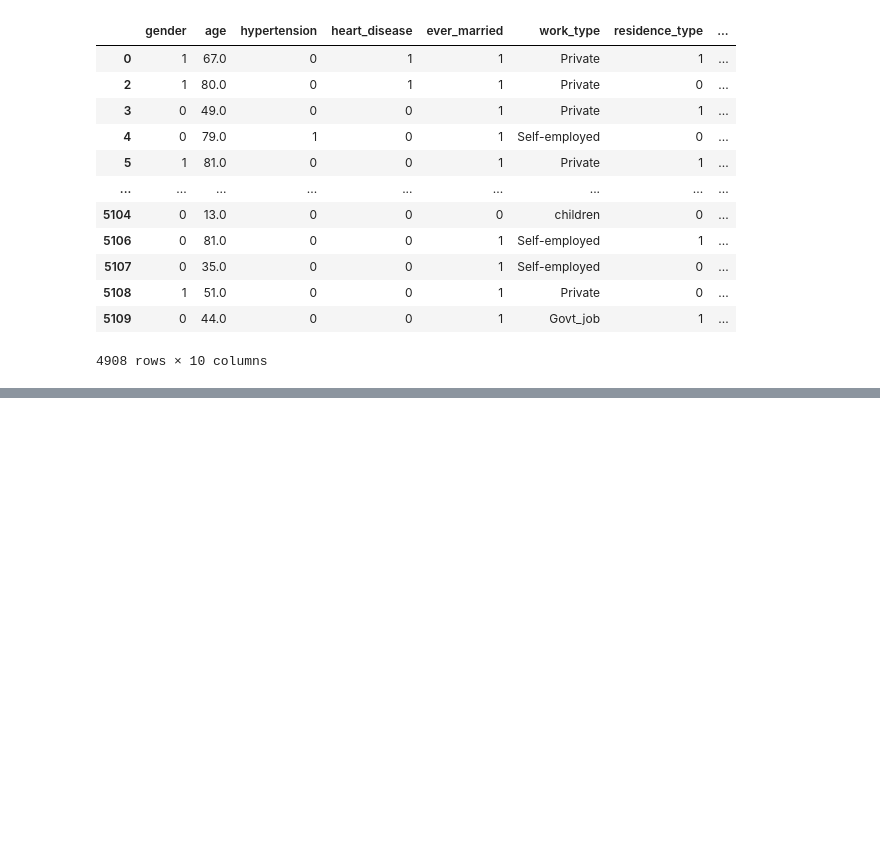
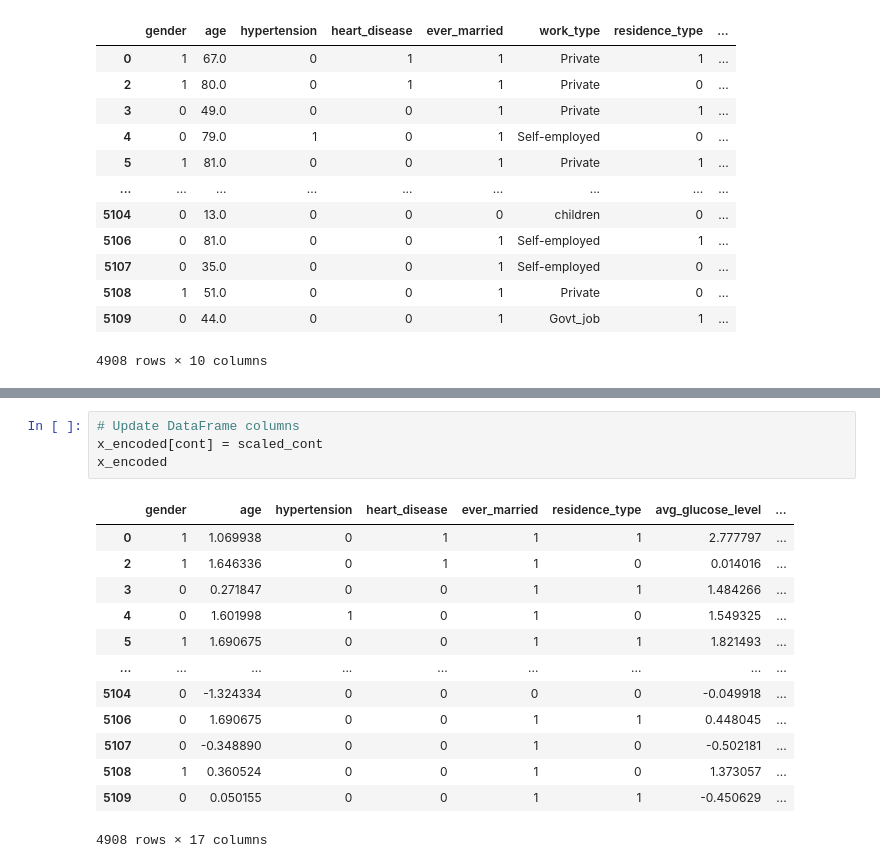
Before and after one commit to Chii2401344/BCS102_Assignment, a Jupyter notebook: BCS102_Assignment.ipynb, the cells around one changed output, grey strips where cells are left out. Drawn from its saved outputs; the diff is of its cells as text; blank space fills up the shorter version.

```diff
--- a/BCS102_Assignment.ipynb
+++ b/BCS102_Assignment.ipynb
@@ -372,0 +389,18 @@ x_encoded
+# %%
+# Update DataFrame columns
+x_encoded[cont] = scaled_cont
+x_encoded
+# %% [output]
+|  | gender | age | hypertension | heart_disease | ever_married | residence_type | avg_glucose_level | ... |
+| 0 | 1 | 1.069938 | 0 | 1 | 1 | 1 | 2.777797 | ... |
+| 2 | 1 | 1.646336 | 0 | 1 | 1 | 0 | 0.014016 | ... |
+| 3 | 0 | 0.271847 | 0 | 0 | 1 | 1 | 1.484266 | ... |
+| 4 | 0 | 1.601998 | 1 | 0 | 1 | 0 | 1.549325 | ... |
+| 5 | 1 | 1.690675 | 0 | 0 | 1 | 1 | 1.821493 | ... |
+| ... | ... | ... | ... | ... | ... | ... | ... | ... |
+| 5104 | 0 | -1.324334 | 0 | 0 | 0 | 0 | -0.049918 | ... |
+| 5106 | 0 | 1.690675 | 0 | 0 | 1 | 1 | 0.448045 | ... |
+| 5107 | 0 | -0.348890 | 0 | 0 | 1 | 0 | -0.502181 | ... |
+| 5108 | 1 | 0.360524 | 0 | 0 | 1 | 0 | 1.373057 | ... |
+| 5109 | 0 | 0.050155 | 0 | 0 | 1 | 1 | -0.450629 | ... |
+4908 rows × 17 columns
```
Also changed, not shown: parts of 10 cells of this notebook.
